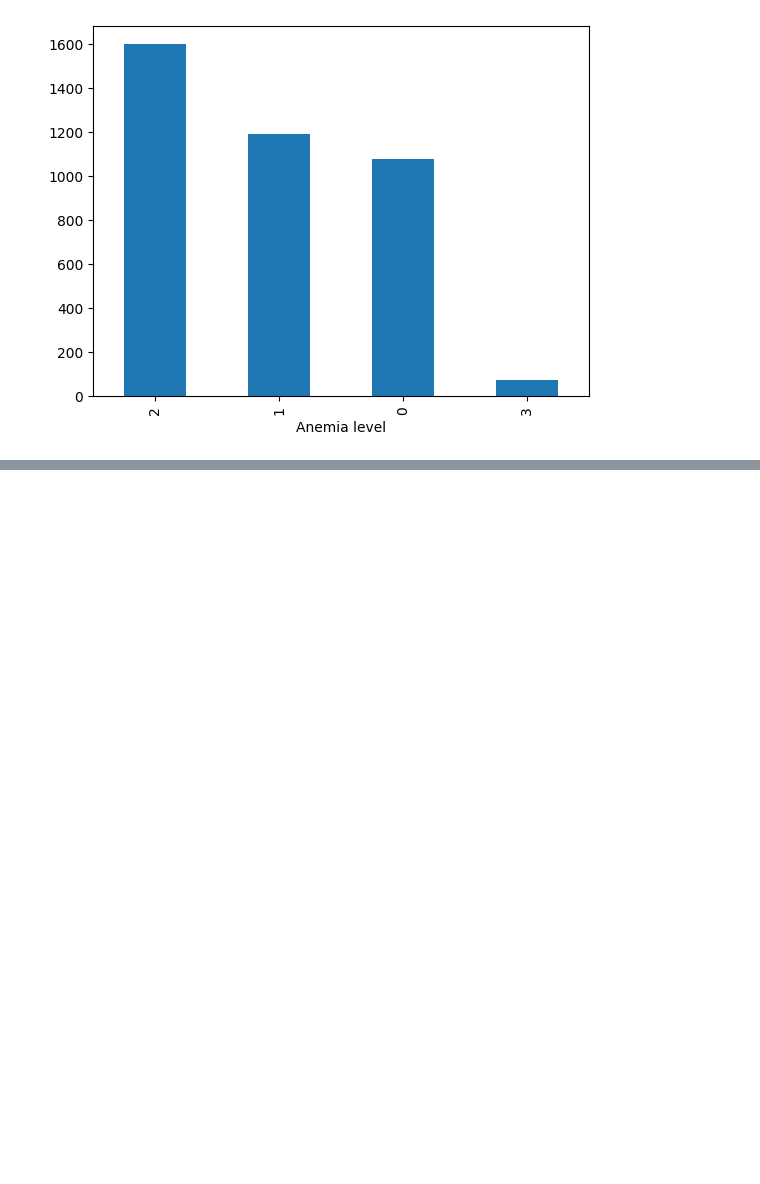
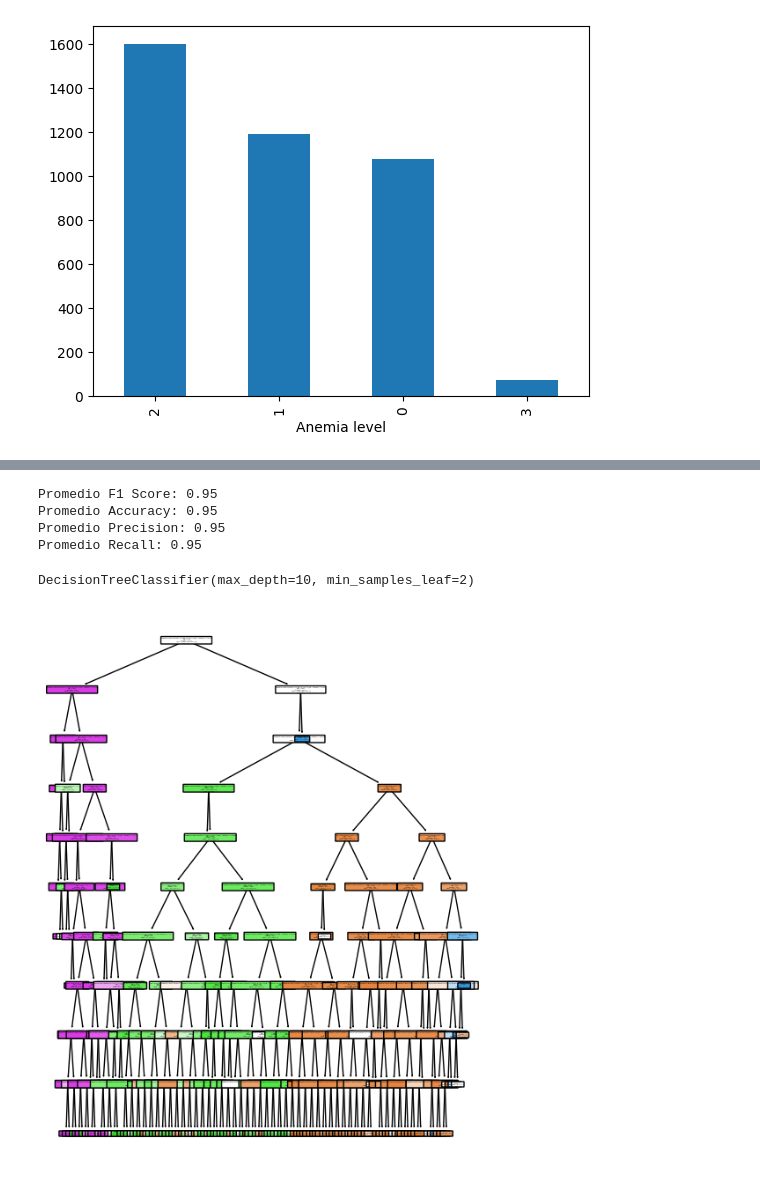
Before and after one commit to samuelperezh/factores-anemia-mineria, a Jupyter notebook: modelos.ipynb, the cells around one changed output, grey strips where cells are left out. Saved outputs shown, nothing was run; the diff lists cells and outputs as text; code cells hidden in the pictures; blank space fills up the shorter version.

Commit message:
Creación de los modelos básicos

```diff
--- a/modelos.ipynb
+++ b/modelos.ipynb
@@ -168,0 +194,10 @@ X_test.head()
+# %%
+#Creación del modelo con el conjunto de entrenamiento
+from sklearn.tree import DecisionTreeClassifier
+from sklearn.model_selection import cross_validate
+modelTree = DecisionTreeClassifier(criterion='gini', min_samples_leaf=2, max_depth=10) #gini, entropy
+
+scores = cross_validate(modelTree, X_train, Y_train, cv=10, scoring=('f1_weighted', 'accuracy', 'precision_weighted', 'recall_weighted'),
+                        return_train_score=False, return_estimator=False)
+scores=pd.DataFrame(scores)
+scores
@@ -168,0 +216,29 @@ X_test.head()
+# %%
+# Calcular los valores promedio de cada métrica
+promedio_f1 = scores['test_f1_weighted'].mean()
+promedio_accuracy = scores['test_accuracy'].mean()
+promedio_precision = scores['test_precision_weighted'].mean()
+promedio_recall = scores['test_recall_weighted'].mean()
+
+# Imprimir los valores promedio
+print("Promedio F1 Score: {:.2f}".format(promedio_f1))
+print("Promedio Accuracy: {:.2f}".format(promedio_accuracy))
+print("Promedio Precision: {:.2f}".format(promedio_precision))
+print("Promedio Recall: {:.2f}".format(promedio_recall))
+# %% [output]
+Promedio F1 Score: 0.95
+Promedio Accuracy: 0.95
+Promedio Precision: 0.95
+Promedio Recall: 0.95
+# %%
+# Entrenamiento del modelo con el 70%
+modelTree.fit(X_train, Y_train)
+# %% [output]
+DecisionTreeClassifier(max_depth=10, min_samples_leaf=2)
+# %%
+from sklearn.tree import plot_tree
+plt.figure(figsize=(6,8))
+plot_tree(modelTree, feature_names=X_train.columns.values, class_names=labelencoder.classes_, rounded=True, filled=True)
+plt.show()
+# %% [output]
+[figure, added]
```
Also changed, not shown: parts of 31 cells of this notebook.
